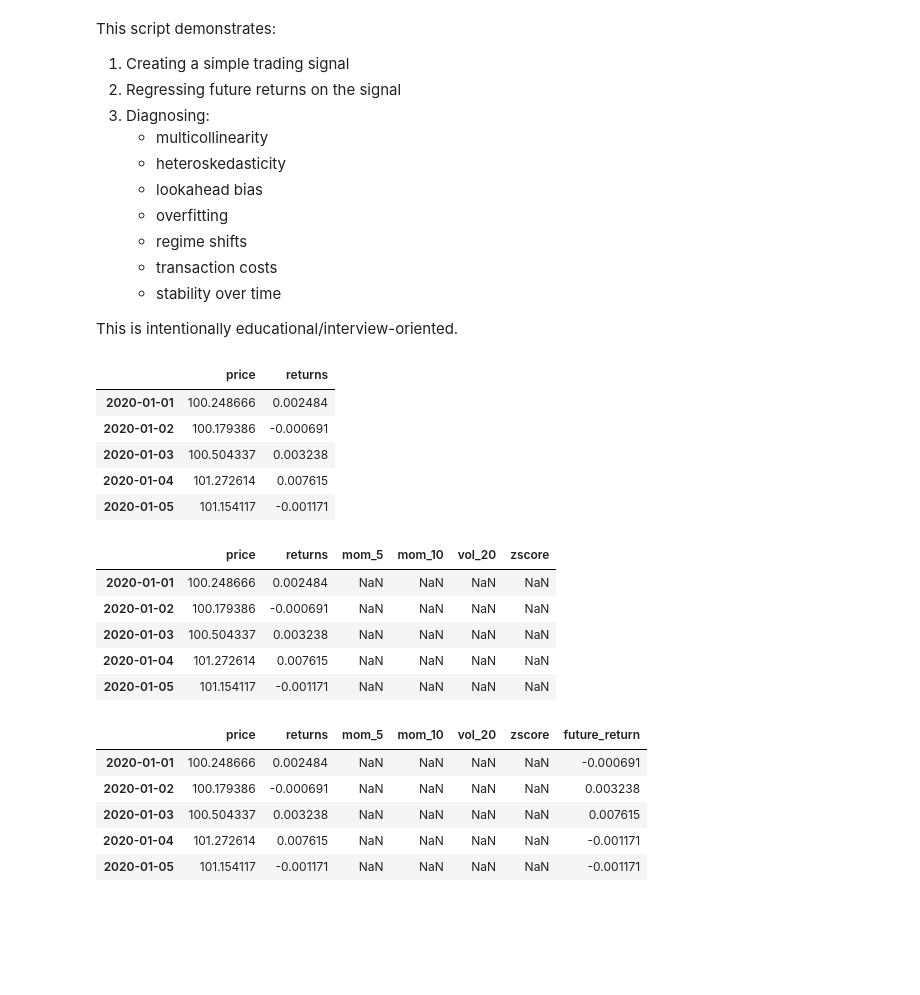
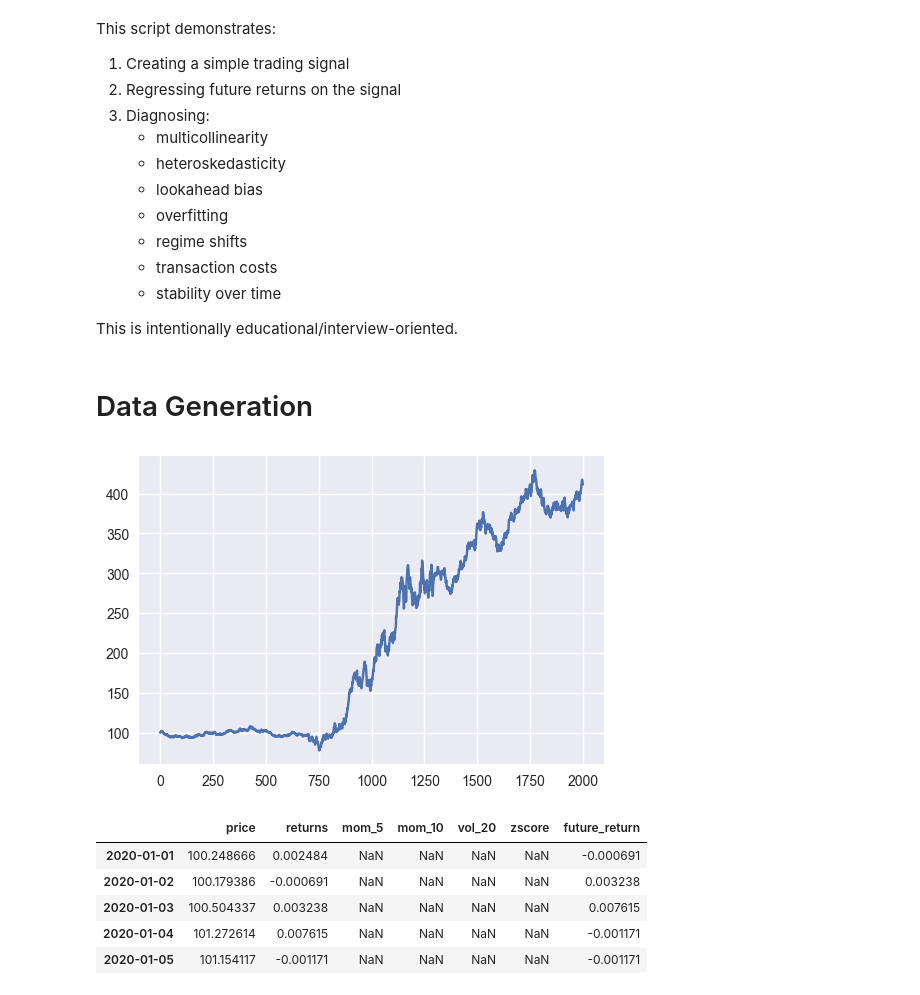
Before and after one commit to aemilani/quant-finance-exercises, a Jupyter notebook: regression.ipynb, the cells around one changed output. Saved outputs shown, nothing was run; the diff lists cells and outputs as text; code cells hidden in the pictures; blank space fills up the shorter version.

```diff
--- a/regression.ipynb
+++ b/regression.ipynb
@@ -34,36 +32,37 @@ np.random.seed(42)
+# %% [markdown]
+# Data Generation
 # %%
 # ============================================================
 # GENERATE SYNTHETIC MARKET DATA
 # ============================================================
+
+np.random.seed(42)
 
 n = 2000
 
 dates = pd.date_range("2020-01-01", periods=n)
 
 # Simulated volatility regimes
 vol_regime = np.concatenate([
     np.ones(700) * 0.005,
     np.ones(600) * 0.02,
     np.ones(700) * 0.008
 ])
 
 returns = np.random.normal(0, vol_regime)
 
 price = 100 * np.exp(np.cumsum(returns))
 
 df = pd.DataFrame(index=dates)
 
 df["price"] = price
 df["returns"] = returns
 
-df.head()
+plt.figure(figsize=(6, 4))
+plt.plot(price)
+plt.show()
 # %% [output]
-|  | price | returns |
-| 2020-01-01 | 100.248666 | 0.002484 |
-| 2020-01-02 | 100.179386 | -0.000691 |
-| 2020-01-03 | 100.504337 | 0.003238 |
-| 2020-01-04 | 101.272614 | 0.007615 |
-| 2020-01-05 | 101.154117 | -0.001171 |
+[figure, added]
 # %%
 # ============================================================
 # CREATE SIMPLE TRADING SIGNALS
@@ -83,15 +82,6 @@ df["zscore"] = (
     (df["price"] - df["price"].rolling(20).mean())
     / df["price"].rolling(20).std()
 )
-
-df.head()
-# %% [output]
-|  | price | returns | mom_5 | mom_10 | vol_20 | zscore |
-| 2020-01-01 | 100.248666 | 0.002484 | NaN | NaN | NaN | NaN |
-| 2020-01-02 | 100.179386 | -0.000691 | NaN | NaN | NaN | NaN |
-| 2020-01-03 | 100.504337 | 0.003238 | NaN | NaN | NaN | NaN |
-| 2020-01-04 | 101.272614 | 0.007615 | NaN | NaN | NaN | NaN |
-| 2020-01-05 | 101.154117 | -0.001171 | NaN | NaN | NaN | NaN |
 # %%
 # ============================================================
 # FUTURE RETURNS TARGET
```
Also changed, not shown: parts of 30 cells of this notebook.
